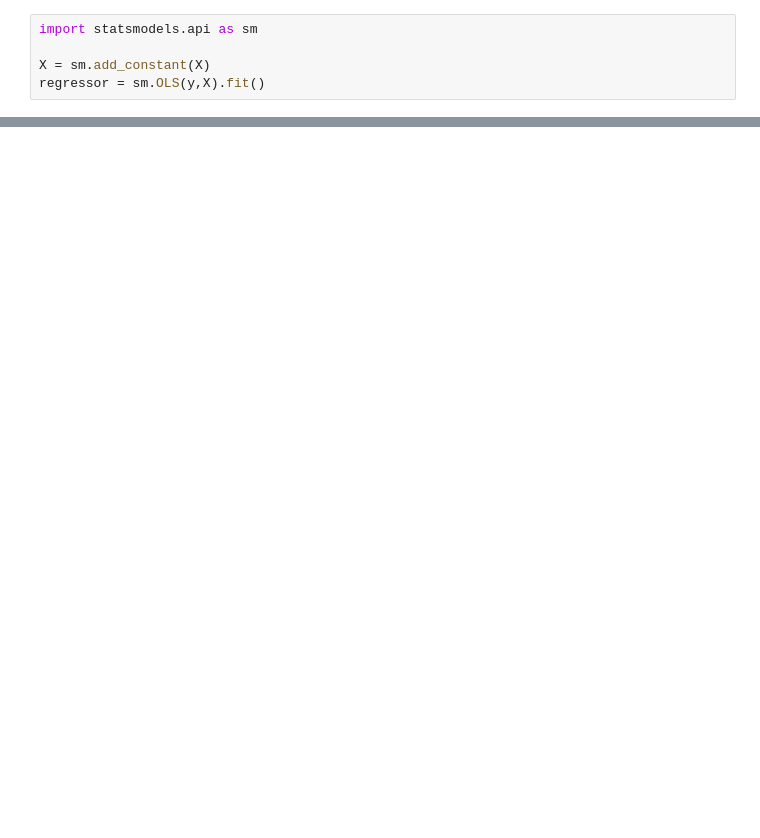
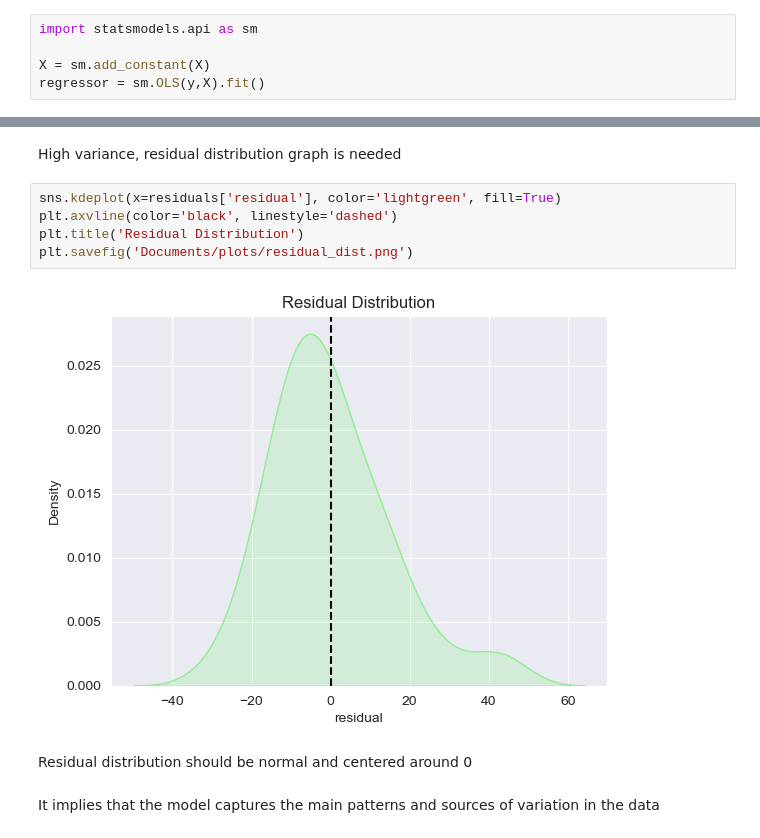
Before and after one commit to aleksandardpantic/cars-case-study, a Jupyter notebook: regression.ipynb, the cells around one changed output, grey strips where cells are left out. Drawn from its saved outputs; the diff is of its cells as text; blank space fills up the shorter version.

```diff
--- a/regression.ipynb
+++ b/regression.ipynb
@@ -110,0 +163,13 @@ Notes:
+# %% [markdown]
+High variance, residual distribution graph is needed
+# %%
+sns.kdeplot(x=residuals['residual'], color='lightgreen', fill=True)
+plt.axvline(color='black', linestyle='dashed')
+plt.title('Residual Distribution')
+plt.savefig('Documents/plots/residual_dist.png')
+# %% [output]
+[figure, added]
+# %% [markdown]
+Residual distribution should be normal and centered around 0
+# %% [markdown]
+ It implies that the model captures the main patterns and sources of variation in the data
```
Also changed, not shown: parts of 58 cells of this notebook, 2 other files.
